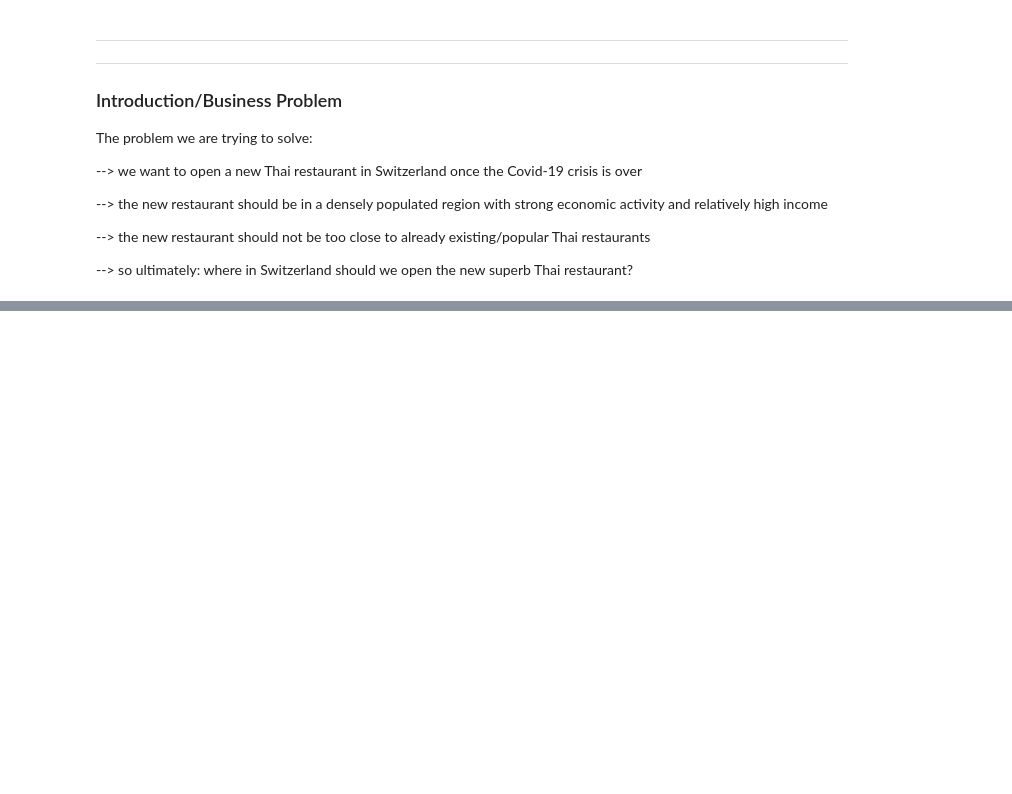
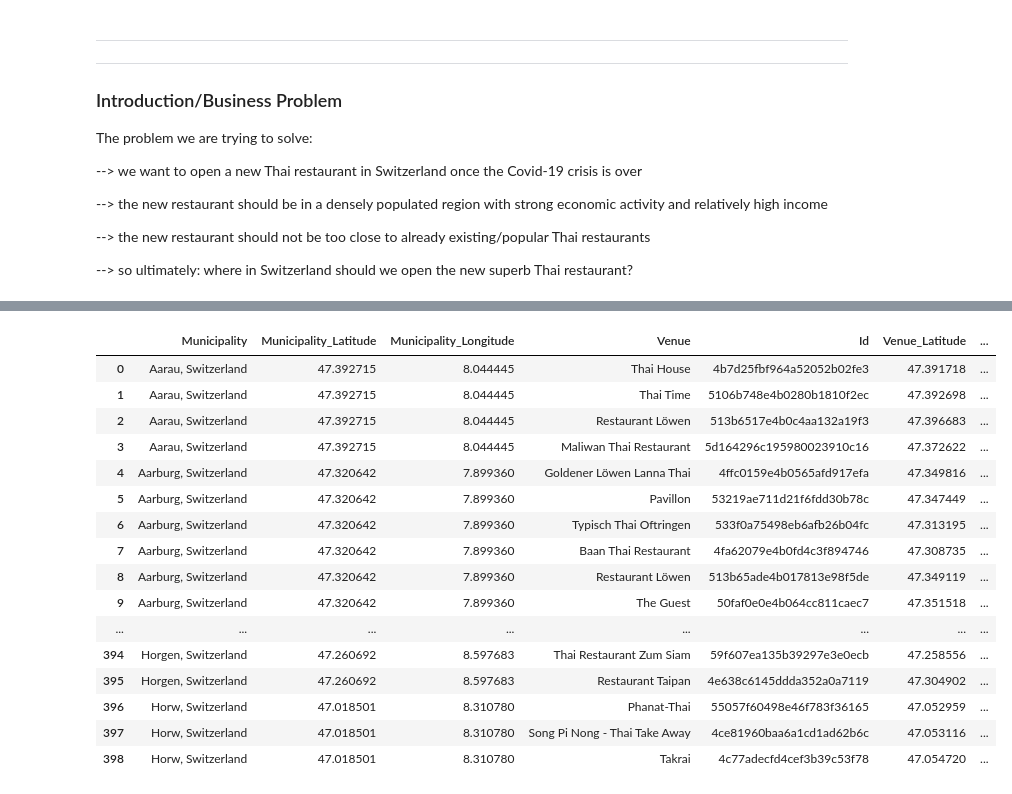
Before and after one commit to andremaron/Coursera_Capstone, a Jupyter notebook: Coursera_Capstone.ipynb, the cells around one changed output, grey strips where cells are left out. Saved outputs shown, nothing was run; the diff lists cells and outputs as text; code cells hidden in the pictures; blank space fills up the shorter version.

```diff
--- a/Coursera_Capstone.ipynb
+++ b/Coursera_Capstone.ipynb
@@ -52,0 +465,29 @@ Finally, we will have to exclude some cities from our scope by also using (5) to
+# %%
+#path='C:\\Users\\maan7\\Desktop\\'
+#municipalities_venues.to_csv('VenuesFourSquare.csv')
+#municipalities_venues.to_csv(path+'VenuesFourSquare.csv')
+
+# Save dataframe as csv file to storage
+#project.save_data(data=municipalities_venues.to_csv(index=False),file_name='VenuesFourSquare.csv',overwrite=True)
+
+#print(municipalities_venues.shape)
+
+municipalities_venues
+# %% [output]
+|  | Municipality | Municipality_Latitude | Municipality_Longitude | Venue | Id | Venue_Latitude | ... |
+| 0 | Aarau, Switzerland | 47.392715 | 8.044445 | Thai House | 4b7d25fbf964a52052b02fe3 | 47.391718 | ... |
+| 1 | Aarau, Switzerland | 47.392715 | 8.044445 | Thai Time | 5106b748e4b0280b1810f2ec | 47.392698 | ... |
+| 2 | Aarau, Switzerland | 47.392715 | 8.044445 | Restaurant Löwen | 513b6517e4b0c4aa132a19f3 | 47.396683 | ... |
+| 3 | Aarau, Switzerland | 47.392715 | 8.044445 | Maliwan Thai Restaurant | 5d164296c195980023910c16 | 47.372622 | ... |
+| 4 | Aarburg, Switzerland | 47.320642 | 7.899360 | Goldener Löwen Lanna Thai | 4ffc0159e4b0565afd917efa | 47.349816 | ... |
+| 5 | Aarburg, Switzerland | 47.320642 | 7.899360 | Pavillon | 53219ae711d21f6fdd30b78c | 47.347449 | ... |
+| 6 | Aarburg, Switzerland | 47.320642 | 7.899360 | Typisch Thai Oftringen | 533f0a75498eb6afb26b04fc | 47.313195 | ... |
+| 7 | Aarburg, Switzerland | 47.320642 | 7.899360 | Baan Thai Restaurant | 4fa62079e4b0fd4c3f894746 | 47.308735 | ... |
+| 8 | Aarburg, Switzerland | 47.320642 | 7.899360 | Restaurant Löwen | 513b65ade4b017813e98f5de | 47.349119 | ... |
+| 9 | Aarburg, Switzerland | 47.320642 | 7.899360 | The Guest | 50faf0e0e4b064cc811caec7 | 47.351518 | ... |
+| ... | ... | ... | ... | ... | ... | ... | ... |
+| 394 | Horgen, Switzerland | 47.260692 | 8.597683 | Thai Restaurant Zum Siam | 59f607ea135b39297e3e0ecb | 47.258556 | ... |
+| 395 | Horgen, Switzerland | 47.260692 | 8.597683 | Restaurant Taipan | 4e638c6145ddda352a0a7119 | 47.304902 | ... |
+| 396 | Horw, Switzerland | 47.018501 | 8.310780 | Phanat-Thai | 55057f60498e46f783f36165 | 47.052959 | ... |
+| 397 | Horw, Switzerland | 47.018501 | 8.310780 | Song Pi Nong - Thai Take Away | 4ce81960baa6a1cd1ad62b6c | 47.053116 | ... |
+| 398 | Horw, Switzerland | 47.018501 | 8.310780 | Takrai | 4c77adecfd4cef3b39c53f78 | 47.054720 | ... |
```
Also changed, not shown: parts of 29 cells of this notebook.
